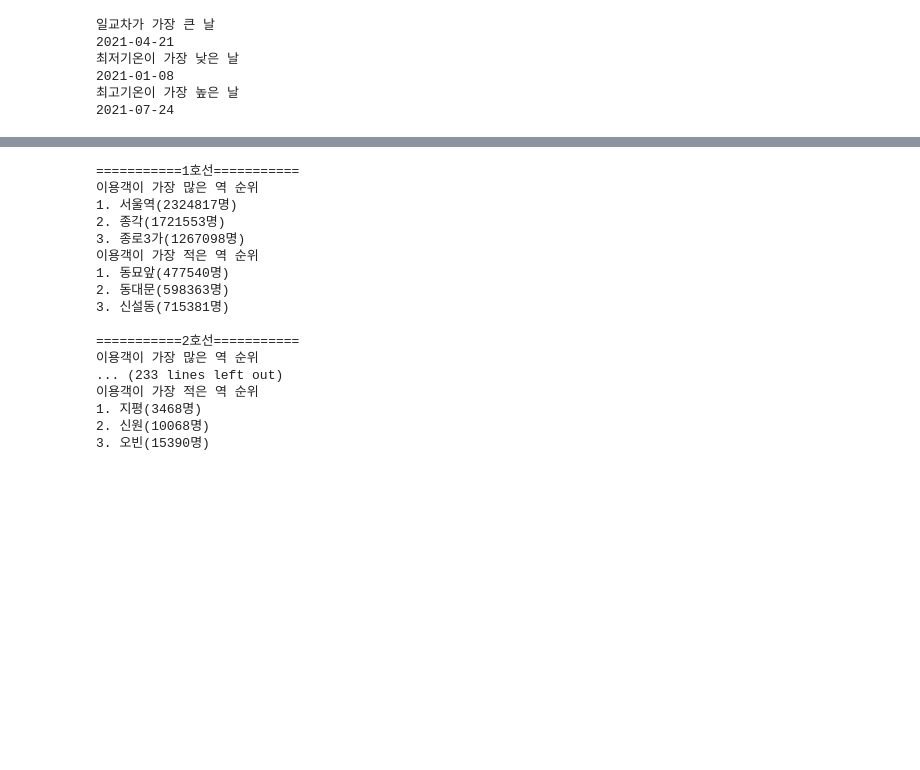
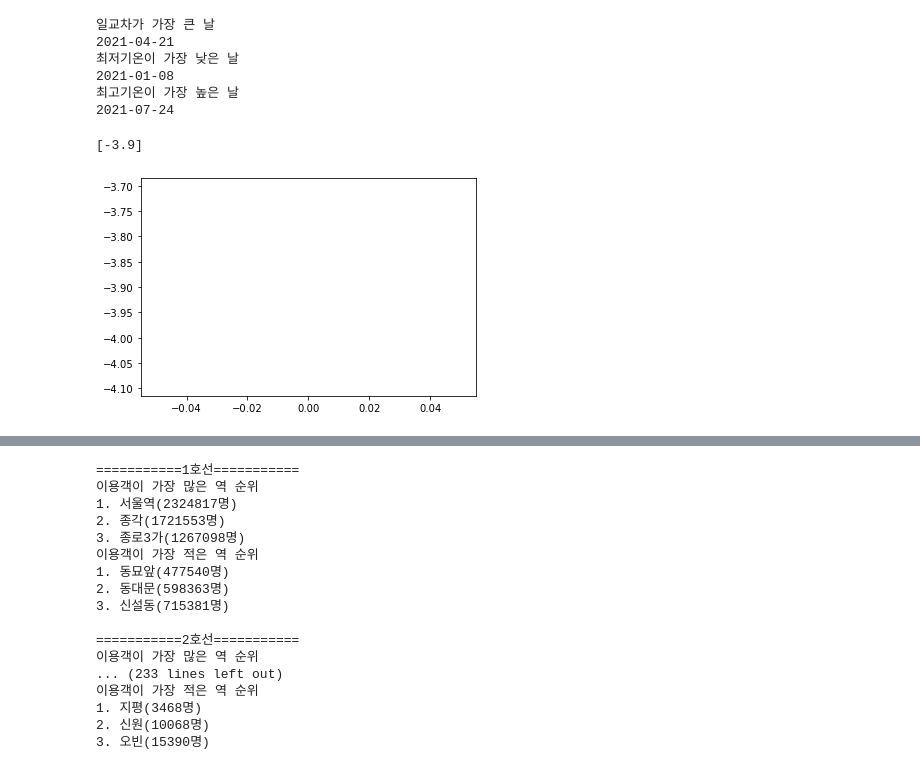
Before and after one commit to Haen1231/OpenSrc, a Jupyter notebook: src/python/week12/week12.ipynb, the cells around one changed output, grey strips where cells are left out. Saved outputs shown, nothing was run; the diff lists cells and outputs as text; code cells hidden in the pictures; blank space fills up the shorter version.

```diff
--- a/src/python/week12/week12.ipynb
+++ b/src/python/week12/week12.ipynb
@@ -41,3 +41,27 @@ print(highestDate)
 2021-01-08
 최고기온이 가장 높은 날
 2021-07-24
+# %%
+#기온 시각화
+import csv
+import numpy as np
+import matplotlib.pyplot as plt
+
+file = open("./weather.csv", "r", encoding = "UTF-8")
+data = csv.reader(file)
+
+next(data) #헤더 건너뛰기
+result = []
+for row in data:
+    if row[-1] != ' ':
+        if row[0].split('-')[1] == '12' and row[0].split('-')[2] =='31':
+            result.append(float(row[-1]))
+
+print(result)
+plt.plot(result)
+plt.show()
+
+file.close()
+# %% [output]
+[-3.9]
+[figure, added]
```
Also changed, not shown: parts of 5 cells of this notebook, 4 other files.
